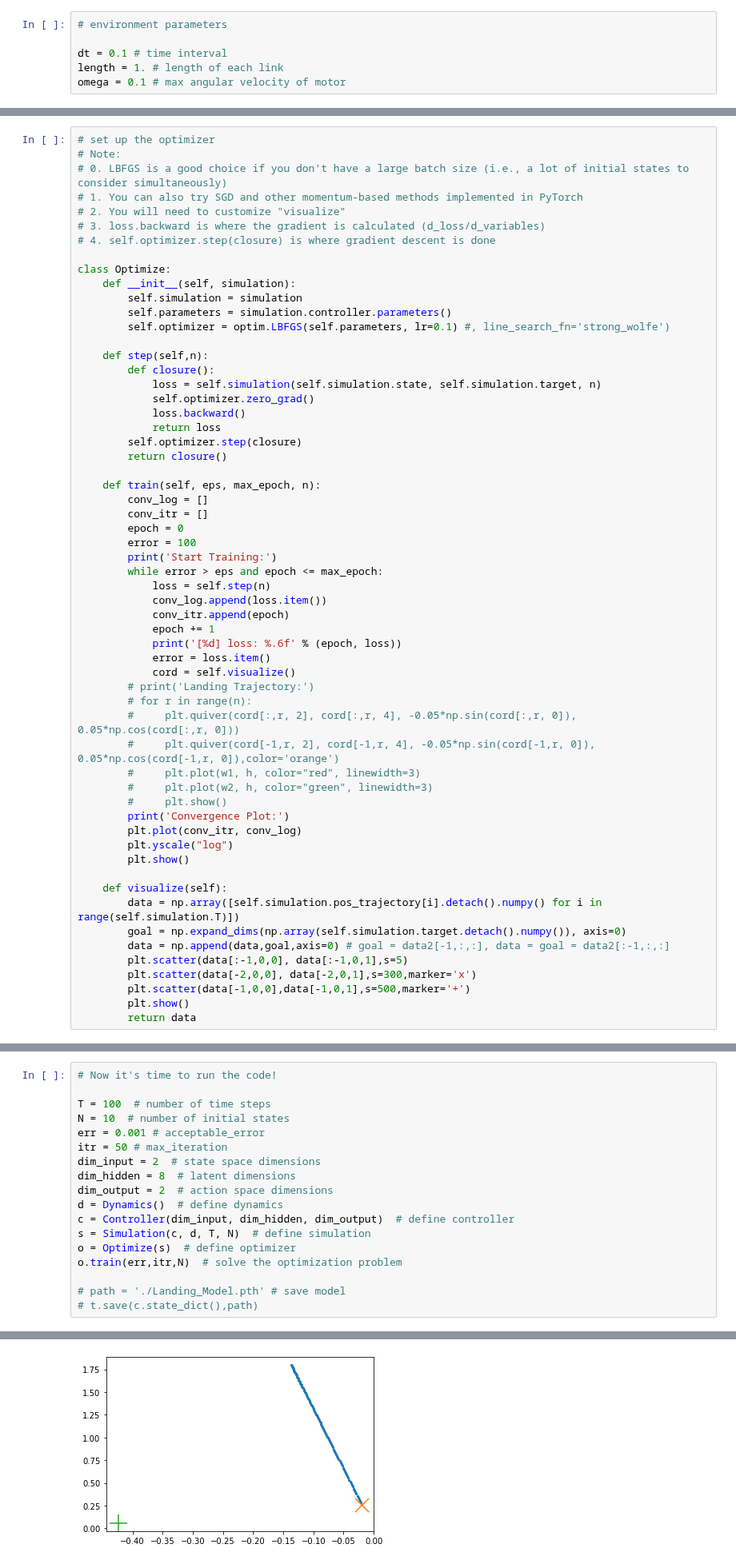
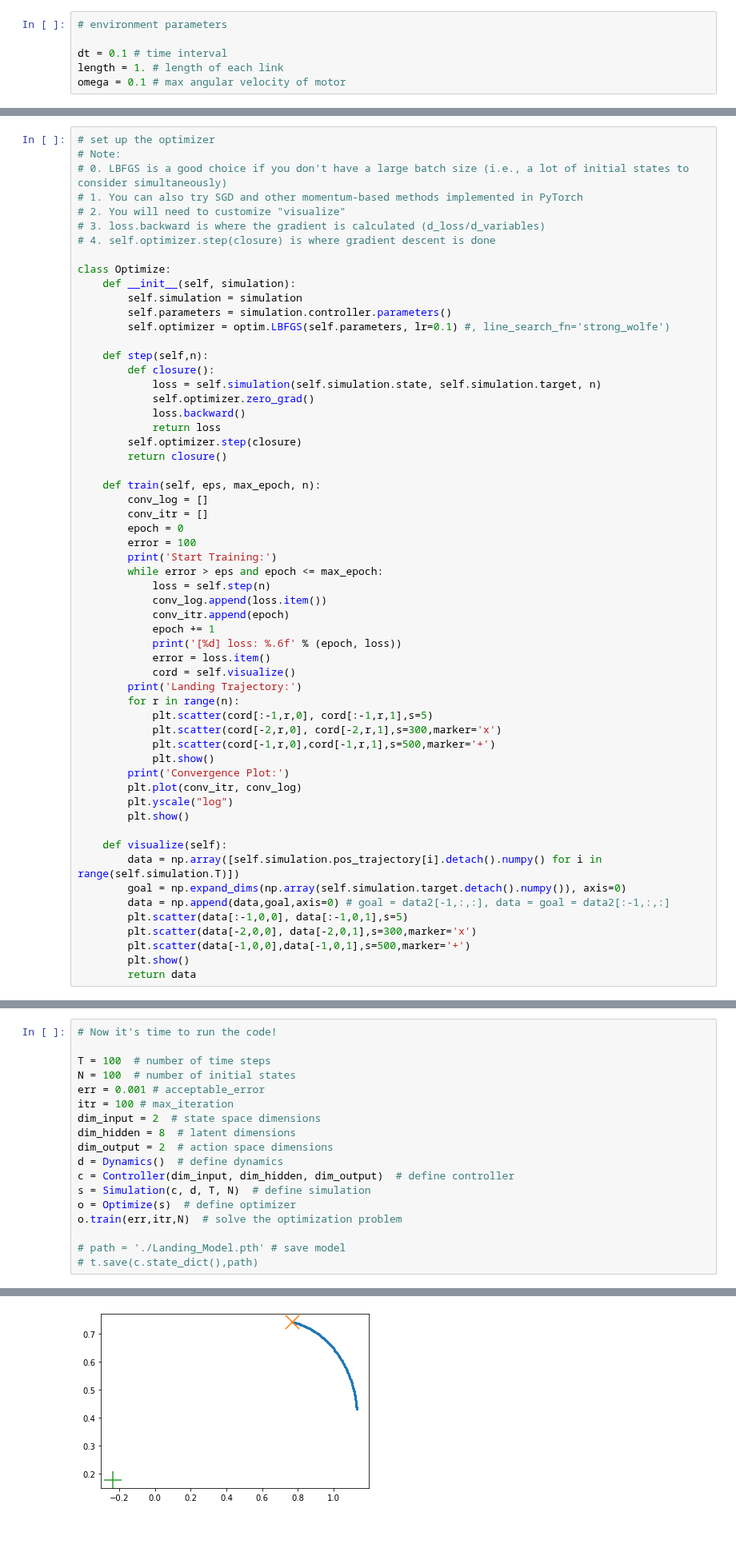
Before and after one commit to clarkgap/Project1, a Jupyter notebook: Redundant Robot Arm Controller.ipynb, the cells around one changed output, grey strips where cells are left out. Shown at 80% size. Drawn from its saved outputs; the diff is of its cells as text; blank space fills up the shorter version.

```diff
--- a/Redundant Robot Arm Controller.ipynb
+++ b/Redundant Robot Arm Controller.ipynb
@@ -176,13 +176,12 @@ class Optimize:
             print('[%d] loss: %.6f' % (epoch, loss))
             error = loss.item()
             cord = self.visualize()
-        # print('Landing Trajectory:')
-        # for r in range(n):
-        #     plt.quiver(cord[:,r, 2], cord[:,r, 4], -0.05*np.sin(cord[:,r, 0]), 0.05*np.cos(cord[:,r, 0]))
-        #     plt.quiver(cord[-1,r, 2], cord[-1,r, 4], -0.05*np.sin(cord[-1,r, 0]), 0.05*np.cos(cord[-1,r, 0]),color='orange')
-        #     plt.plot(w1, h, color="red", linewidth=3)
-        #     plt.plot(w2, h, color="green", linewidth=3)
-        #     plt.show()
+        print('Landing Trajectory:')
+        for r in range(n):
+            plt.scatter(cord[:-1,r,0], cord[:-1,r,1],s=5)
+            plt.scatter(cord[-2,r,0], cord[-2,r,1],s=300,marker='x')
+            plt.scatter(cord[-1,r,0],cord[-1,r,1],s=500,marker='+')
+            plt.show()
         print('Convergence Plot:')
         plt.plot(conv_itr, conv_log)
         plt.yscale("log")
@@ -220,9 +219,9 @@ class Optimize:
 # Now it's time to run the code!
 
 T = 100  # number of time steps
-N = 10  # number of initial states
+N = 100  # number of initial states
 err = 0.001 # acceptable_error
-itr = 50 # max_iteration
+itr = 100 # max_iteration
 dim_input = 2  # state space dimensions
 dim_hidden = 8  # latent dimensions
 dim_output = 2  # action space dimensions
@@ -255 +254 @@ Start Training:
-[figure, old version]
+[figure, new version]
```
Also changed, not shown: parts of 1 cell of this notebook.
